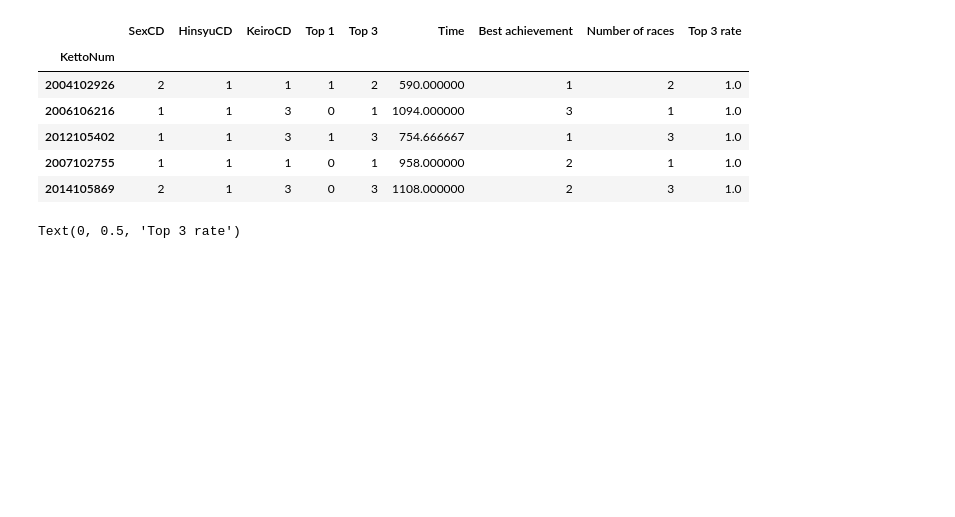
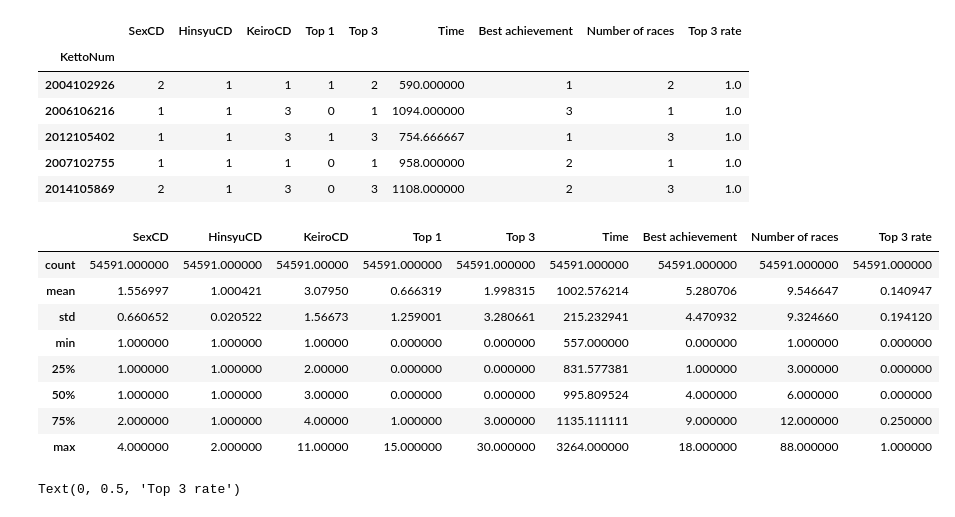
Before and after one commit to danhngan/Horse_racing_prediction, a Jupyter notebook: notebook/cleaning_EDA.ipynb, the cells around one changed output. Saved outputs shown, nothing was run; the diff lists cells and outputs as text; code cells hidden in the pictures; blank space fills up the shorter version.

```diff
--- a/notebook/cleaning_EDA.ipynb
+++ b/notebook/cleaning_EDA.ipynb
@@ -229,6 +231,18 @@ df_horse.sort_values('Top 3 rate', ascending=False).head()
 | 2012105402 | 1 | 1 | 3 | 1 | 3 | 754.666667 | 1 | 3 | 1.0 |
 | 2007102755 | 1 | 1 | 1 | 0 | 1 | 958.000000 | 2 | 1 | 1.0 |
 | 2014105869 | 2 | 1 | 3 | 0 | 3 | 1108.000000 | 2 | 3 | 1.0 |
+# %%
+df_horse.describe()
+# %% [output]
+|  | SexCD | HinsyuCD | KeiroCD | Top 1 | Top 3 | Time | Best achievement | Number of races | Top 3 rate |
+| count | 54591.000000 | 54591.000000 | 54591.00000 | 54591.000000 | 54591.000000 | 54591.000000 | 54591.000000 | 54591.000000 | 54591.000000 |
+| mean | 1.556997 | 1.000421 | 3.07950 | 0.666319 | 1.998315 | 1002.576214 | 5.280706 | 9.546647 | 0.140947 |
+| std | 0.660652 | 0.020522 | 1.56673 | 1.259001 | 3.280661 | 215.232941 | 4.470932 | 9.324660 | 0.194120 |
+| min | 1.000000 | 1.000000 | 1.00000 | 0.000000 | 0.000000 | 557.000000 | 0.000000 | 1.000000 | 0.000000 |
+| 25% | 1.000000 | 1.000000 | 2.00000 | 0.000000 | 0.000000 | 831.577381 | 1.000000 | 3.000000 | 0.000000 |
+| 50% | 1.000000 | 1.000000 | 3.00000 | 0.000000 | 0.000000 | 995.809524 | 4.000000 | 6.000000 | 0.000000 |
+| 75% | 2.000000 | 1.000000 | 4.00000 | 1.000000 | 3.000000 | 1135.111111 | 9.000000 | 12.000000 | 0.250000 |
+| max | 4.000000 | 2.000000 | 11.00000 | 15.000000 | 30.000000 | 3264.000000 | 18.000000 | 88.000000 | 1.000000 |
 # %%
 plt.scatter(x='Number of races', y='Top 3 rate', data=df_horse)
 mean_top3_rate = df_horse['Top 3'].sum()/df_horse['Number of races'].sum()
```
Also changed, not shown: parts of 9 cells of this notebook.
